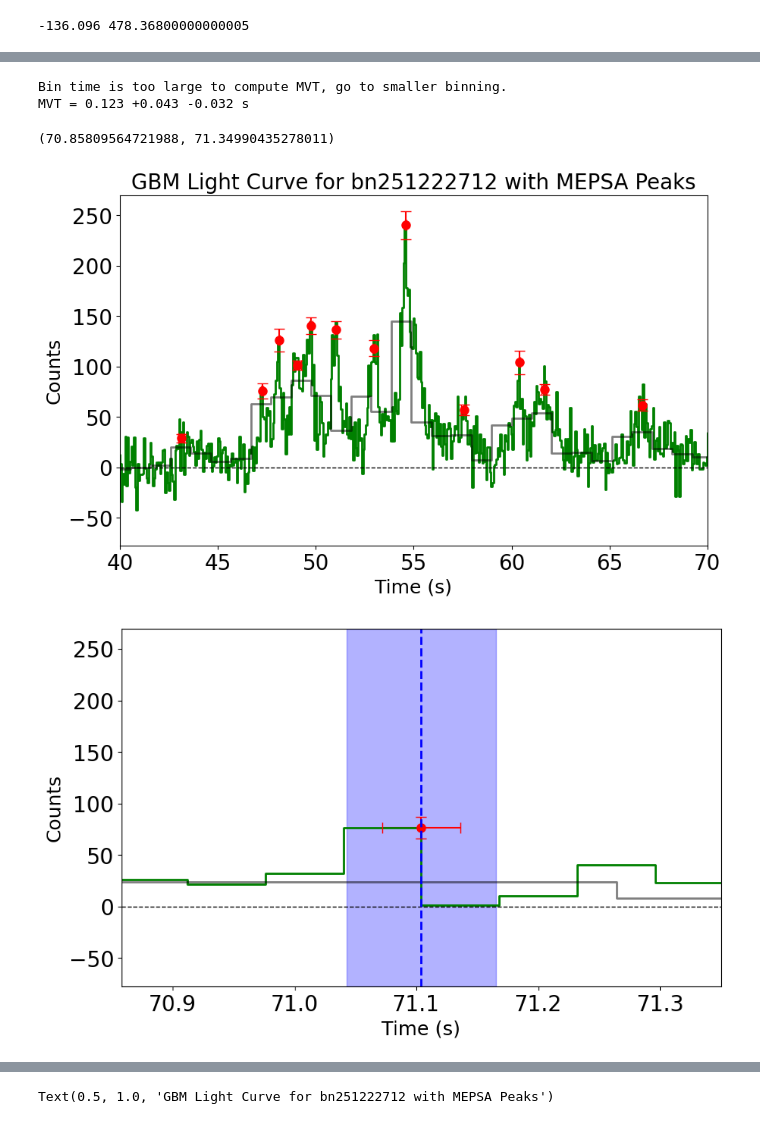
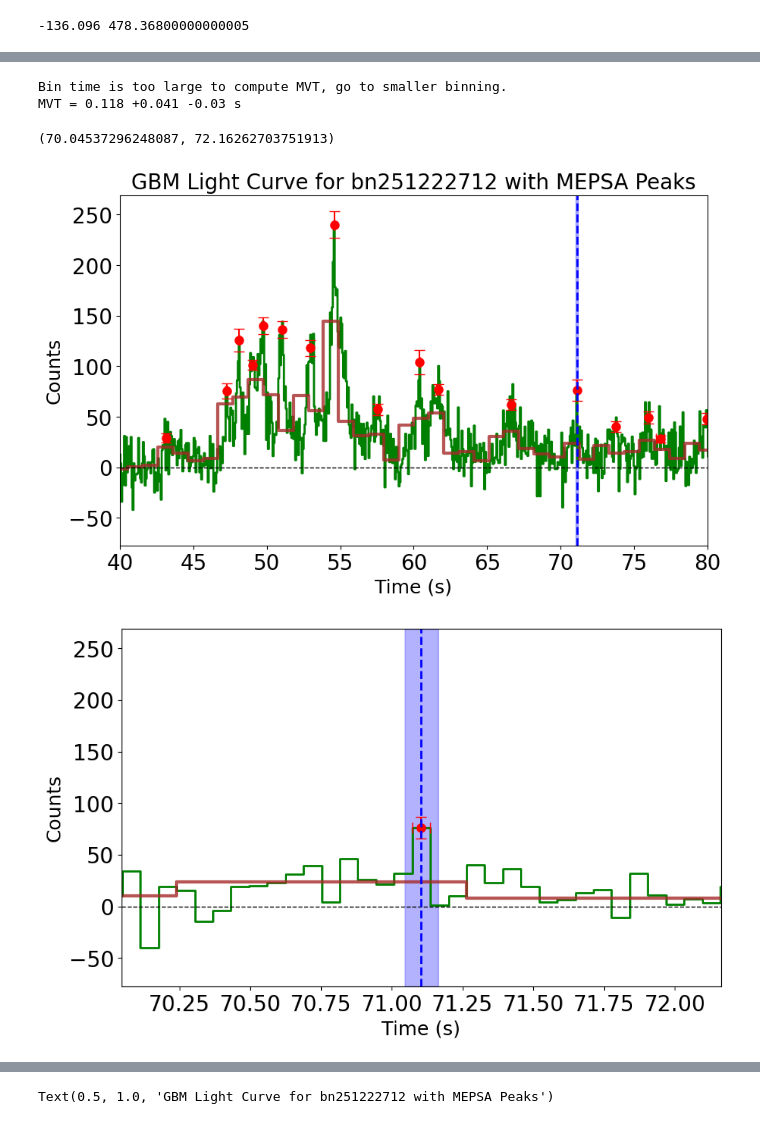
Before and after one commit to romanomaccary/reduce_data_gbm, a Jupyter notebook: reduce_gbm_data.ipynb, the cells around one changed output, grey strips where cells are left out. Cells and saved outputs as stored; diff of their text form; code cells hidden in the pictures.

```diff
--- a/reduce_gbm_data.ipynb
+++ b/reduce_gbm_data.ipynb
@@ -62,47 +64,15 @@ HISTORY Reprocessed by GIOC '2025-12-22T22:50:58'
 DATASUM = '         0'         / data unit checksum updated 2025-12-23T04:50:58
 BCATALOG=                    3 / Burst catalog version (0 = not cataloged)
 # %%
-# 1. Search for ANY version of the file (using the * wildcard)
-# Replace 'bn120123456' with your specific burst ID
-def find_files(search_pattern):
-    #search_pattern = f'{fermi_id}/glg_tcat_all_{fermi_id}_v*.fit'
-    found_files = glob.glob(search_pattern)
-
-    # 2. Check if we found anything
-    if found_files:
-        # 3. Sort the list.
-        # Since "v01" comes alphabetically after "v00", the last item is the newest.
-        found_files.sort()
-        best_file = found_files[-1]
-
-        print(f"Using the latest version: {best_file}")
-        return best_file
-        # Now you can open 'best_file' to check the detectors
-    else:
-        #print("No file found!")
-        return Exception("No file found!")
 file_path_tcat = find_files(f'{fermi_id}/glg_tcat_all_{fermi_id}_v*.fit')
 
 with fits.open(file_path_tcat) as hdul:
     # The mask is usually in the Primary header (index 0)
     det_mask = hdul[0].header['DET_MASK']
-
-    print(f"Detector Mask: {det_mask}")
-
-    # Standard GBM Order:
-    # Indices 0-11 are NaI (n0...nb)
-    # Indices 12-13 are BGO (b0, b1)
-
     detectors = ['n0','n1','n2','n3','n4','n5','n6','n7','n8','n9','na','nb','b0','b1']
-
     used_detectors = [det for i, det in enumerate(detectors) if det_mask[i] == '1']
     print(f"Used Detectors: {used_detectors}")
-
     # convert used_detectors to a str separated by _
     used_detectors_str = '_'.join(used_detectors)
-
-
-file_path_bcat = find_files(f'{fermi_id}/glg_bcat_all_{fermi_id}_v*.fit')
-file_path_bcat
 # %% [output]
 Using the latest version: bn251222712/glg_tcat_all_bn251222712_v01.fit
@@ -390,44 +336,44 @@ print(f"MVT = {MVT} +{sigma_MVT_plus} -{abs(sigma_MVT_minus)} s")
 
 
 plt.figure(figsize=(10,6))
-plt.step(time_cut, counts_no_bkgd_tot_cut, where='mid', label='Background Subtracted Counts', color='green', linewidth=2)
+plt.step(time_cut+bin_time/2, counts_no_bkgd_tot_cut, where='mid', label='Background Subtracted Counts', color='green', linewidth=2)
 plt.plot(df_mepsa['PeakTime'].values, df_mepsa['PeakRate'].values, 'ro', label='MEPSA Peaks', markersize=8)
 plt.errorbar(df_mepsa['PeakTime'].values, df_mepsa['PeakRate'].values,xerr= df_mepsa['BinTime'].values/2, yerr=df_mepsa['PeakRateError'].values, fmt='none', ecolor='red', capsize=5)
 
 # plot rebin version
 rebff= 16
 xrebb,yrebb,zrebb = rebin_lc_genau(time_cut, counts_no_bkgd_tot_cut, err_counts_tot_cut, rebff, ren=True)
-plt.step(xrebb,yrebb, where='mid', label='Background Subtracted Counts Rebinned', color='black', linewidth=2, alpha=0.5)
+plt.step(xrebb,yrebb, where='mid', label='Background Subtracted Counts Rebinned', color='brown', linewidth=3, alpha=0.8)
 
 plt.axhline(0, color='black', linestyle='--', linewidth=1)
 plt.axvline(df_mepsa.loc[idx_mvt,'PeakTime'], color='blue', linestyle='--', linewidth=2, label='MVT Carrying Pulse')
 plt.axvspan(df_mepsa.loc[idx_mvt,'PeakTime'] - df_mepsa.loc[idx_mvt,'FWHM']/2, df_mepsa.loc[idx_mvt,'PeakTime'] + df_mepsa.loc[idx_mvt,'FWHM']/2, color='blue', alpha=0.3)
 plt.xlabel('Time (s)', fontsize=18)
 plt.ylabel('Counts', fontsize=18)
 plt.xticks(fontsize=20)
 plt.yticks(fontsize=20)
-plt.xlim(40,70)
+plt.xlim(40,80)
 plt.title(f'GBM Light Curve for {fermi_id} with MEPSA Peaks', fontsize=20)
 
 # do a second plot zoomed on the MVT pulse
 plt.figure(figsize=(10,6))
-plt.step(time_cut, counts_no_bkgd_tot_cut, where='mid', label='Background Subtracted Counts', color='green', linewidth=2)
+plt.step(time_cut+bin_time/2, counts_no_bkgd_tot_cut, where='mid', label='Background Subtracted Counts', color='green', linewidth=2)
 plt.plot(df_mepsa['PeakTime'].values, df_mepsa['PeakRate'].values, 'ro', label='MEPSA Peaks', markersize=8)
 plt.errorbar(df_mepsa['PeakTime'].values, df_mepsa['PeakRate'].values,xerr= df_mepsa['BinTime'].values/2, yerr=df_mepsa['PeakRateError'].values, fmt='none', ecolor='red', capsize=5)
 
-plt.step(xrebb,yrebb, where='mid', label='Background Subtracted Counts Rebinned', color='black', linewidth=2, alpha=0.5)
+plt.step(xrebb,yrebb, where='mid', label='Background Subtracted Counts Rebinned', color='brown', linewidth=3, alpha=0.8)
 
 plt.axhline(0, color='black', linestyle='--', linewidth=1)
 plt.axvline(df_mepsa.loc[idx_mvt,'PeakTime'], color='blue', linestyle='--', linewidth=2, label='MVT Carrying Pulse')
 plt.axvspan(df_mepsa.loc[idx_mvt,'PeakTime'] - df_mepsa.loc[idx_mvt,'FWHM']/2, df_mepsa.loc[idx_mvt,'PeakTime'] + df_mepsa.loc[idx_mvt,'FWHM']/2, color='blue', alpha=0.3)
 plt.xlabel('Time (s)', fontsize=18)
 plt.ylabel('Counts', fontsize=18)
 plt.xticks(fontsize=20)
 plt.yticks(fontsize=20)
-plt.xlim(df_mepsa.loc[idx_mvt,'PeakTime'] - 2*df_mepsa.loc[idx_mvt,'FWHM'], df_mepsa.loc[idx_mvt,'PeakTime'] + 2*df_mepsa.loc[idx_mvt,'FWHM'])
+plt.xlim(df_mepsa.loc[idx_mvt,'PeakTime'] - 9*df_mepsa.loc[idx_mvt,'FWHM'], df_mepsa.loc[idx_mvt,'PeakTime'] + 9*df_mepsa.loc[idx_mvt,'FWHM'])
 # %% [output]
 Bin time is too large to compute MVT, go to smaller binning.
-MVT = 0.123 +0.043 -0.032 s
+MVT = 0.118 +0.041 -0.03 s
-(70.85809564721988, 71.34990435278011)
+(70.04537296248087, 72.16262703751913)
-[figure, old version]
+[figure, new version]
-[figure, old version]
+[figure, new version]
```
Also changed, not shown: parts of 9 cells of this notebook, 1 other file.
